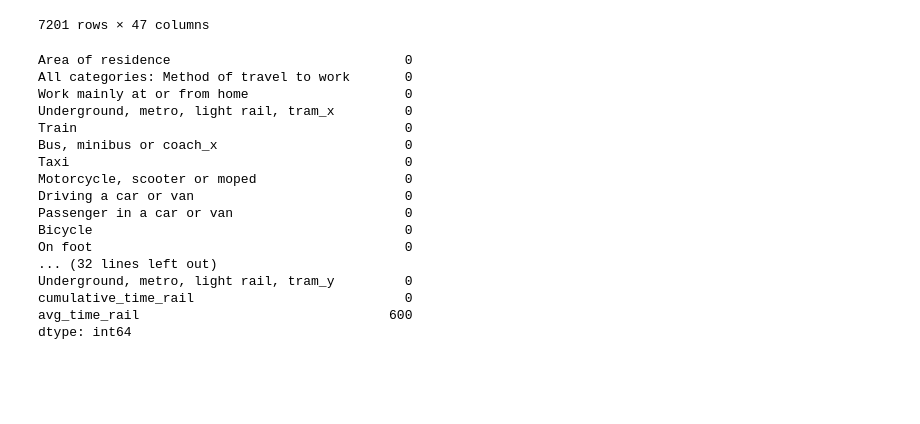
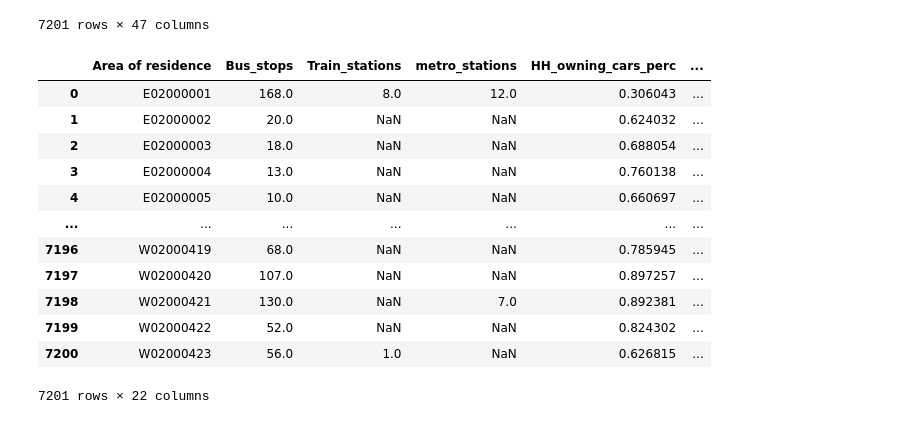
Before and after one commit to natesheehan/spidercartographers, a Jupyter notebook: Scripts/merging_workbook.ipynb, the cells around one changed output. Drawn from its saved outputs; the diff is of its cells as text; code cells hidden in the pictures; blank space fills up the shorter version.

Commit message:
Cleaned final csv

```diff
--- a/Scripts/merging_workbook.ipynb
+++ b/Scripts/merging_workbook.ipynb
@@ -312,22 +312,29 @@ transport
 | 7200 | W02000423 | 4278 | 265 | 10 | 240 | ... |
 7201 rows × 47 columns
 # %%
-transport.isna().sum()
+#transport.isna().sum()
-# %% [output]
-Area of residence                              0
-All categories: Method of travel to work       0
-Work mainly at or from home                    0
-Underground, metro, light rail, tram_x         0
-Train                                          0
-Bus, minibus or coach_x                        0
-Taxi                                           0
-Motorcycle, scooter or moped                   0
-Driving a car or van                           0
-Passenger in a car or van                      0
-Bicycle                                        0
-On foot                                        0
-... (32 lines left out)
-Underground, metro, light rail, tram_y         0
-cumulative_time_rail                           0
-avg_time_rail                                600
-dtype: int64
+# %%
+# Create a new clean dataframe
+
+# Remove all flow census counts
+transport_final = transport.drop(transport.columns[1:13], axis=1)
+
+# remove other columns by name
+transport_final.drop(['Var1_x', 'Var1_y', 'Var1', 'MSOA Code', 'origin_msoacode_x', 'car', 'cumulative_time_car',
+                     'origin_msoacode_y', 'Bus, minibus or coach_y', 'cumulative_time_bus', 'origin_msoacode',
+                     'Underground, metro, light rail, tram_y', 'cumulative_time_rail'], axis=1, inplace=True)
+transport_final
+# %% [output]
+|  | Area of residence | Bus_stops | Train_stations | metro_stations | HH_owning_cars_perc | ... |
+| 0 | E02000001 | 168.0 | 8.0 | 12.0 | 0.306043 | ... |
+| 1 | E02000002 | 20.0 | NaN | NaN | 0.624032 | ... |
+| 2 | E02000003 | 18.0 | NaN | NaN | 0.688054 | ... |
+| 3 | E02000004 | 13.0 | NaN | NaN | 0.760138 | ... |
+| 4 | E02000005 | 10.0 | NaN | NaN | 0.660697 | ... |
+| ... | ... | ... | ... | ... | ... | ... |
+| 7196 | W02000419 | 68.0 | NaN | NaN | 0.785945 | ... |
+| 7197 | W02000420 | 107.0 | NaN | NaN | 0.897257 | ... |
+| 7198 | W02000421 | 130.0 | NaN | 7.0 | 0.892381 | ... |
+| 7199 | W02000422 | 52.0 | NaN | NaN | 0.824302 | ... |
+| 7200 | W02000423 | 56.0 | 1.0 | NaN | 0.626815 | ... |
+7201 rows × 22 columns
```
Also changed, not shown: parts of 2 cells of this notebook, 4 other files.
